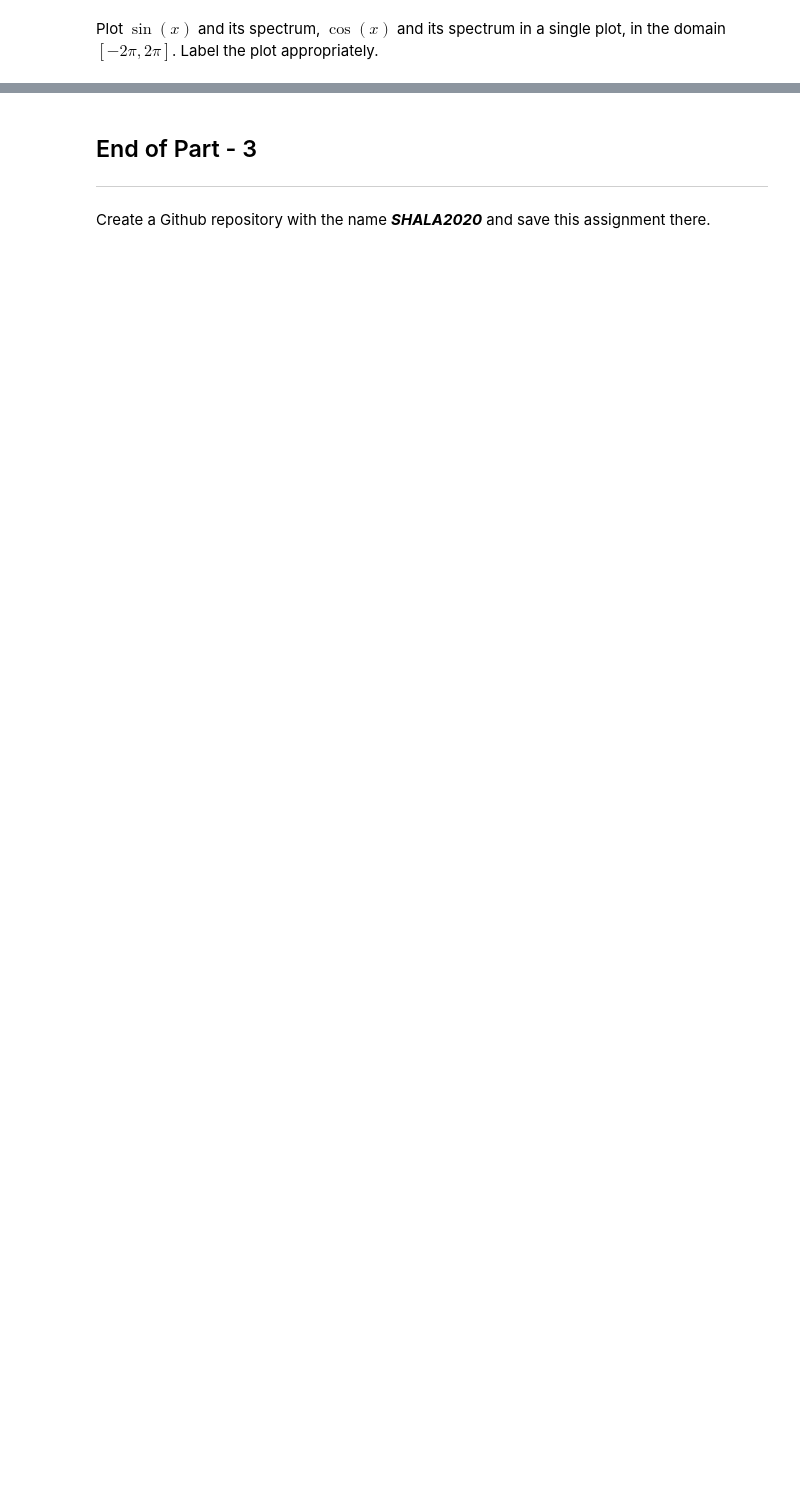
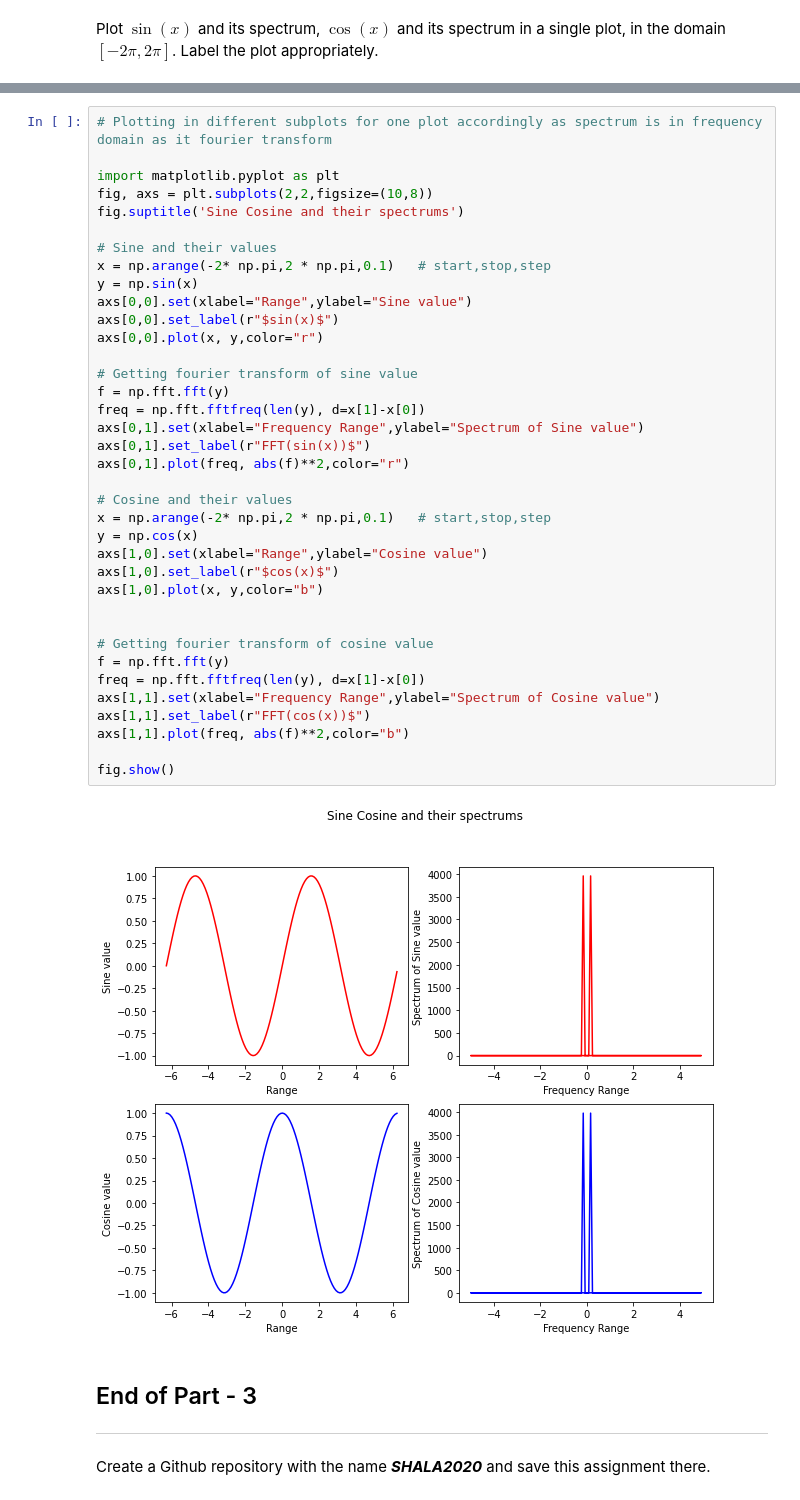
Before and after one commit to SaurabhChakravorty/SHALA2020, a Jupyter notebook: Assignment_1_DS.ipynb, the cells around one changed output, grey strips where cells are left out. Cells and saved outputs as stored; diff of their text form; blank space fills up the shorter version.

```diff
--- a/Assignment_1_DS.ipynb
+++ b/Assignment_1_DS.ipynb
@@ -388,3 +380,42 @@ plt.show()
+# %%
+# Plotting in different subplots for one plot accordingly as spectrum is in frequency domain as it fourier transform
+
+import matplotlib.pyplot as plt
+fig, axs = plt.subplots(2,2,figsize=(10,8))
+fig.suptitle('Sine Cosine and their spectrums')
+
+# Sine and their values
+x = np.arange(-2* np.pi,2 * np.pi,0.1)   # start,stop,step
+y = np.sin(x)
+axs[0,0].set(xlabel="Range",ylabel="Sine value")
+axs[0,0].set_label(r"$sin(x)$")
+axs[0,0].plot(x, y,color="r")
+
+# Getting fourier transform of sine value
+f = np.fft.fft(y)
+freq = np.fft.fftfreq(len(y), d=x[1]-x[0])
+axs[0,1].set(xlabel="Frequency Range",ylabel="Spectrum of Sine value")
+axs[0,1].set_label(r"FFT(sin(x))$")
+axs[0,1].plot(freq, abs(f)**2,color="r")
+
+# Cosine and their values
+x = np.arange(-2* np.pi,2 * np.pi,0.1)   # start,stop,step
+y = np.cos(x)
+axs[1,0].set(xlabel="Range",ylabel="Cosine value")
+axs[1,0].set_label(r"$cos(x)$")
+axs[1,0].plot(x, y,color="b")
+
+
+# Getting fourier transform of cosine value
+f = np.fft.fft(y)
+freq = np.fft.fftfreq(len(y), d=x[1]-x[0])
+axs[1,1].set(xlabel="Frequency Range",ylabel="Spectrum of Cosine value")
+axs[1,1].set_label(r"FFT(cos(x))$")
+axs[1,1].plot(freq, abs(f)**2,color="b")
+
+fig.show()
+# %% [output]
+[figure, added]
 # %% [markdown]
 ## End of Part - 3
 ---
```
Also changed, not shown: parts of 10 cells of this notebook.
